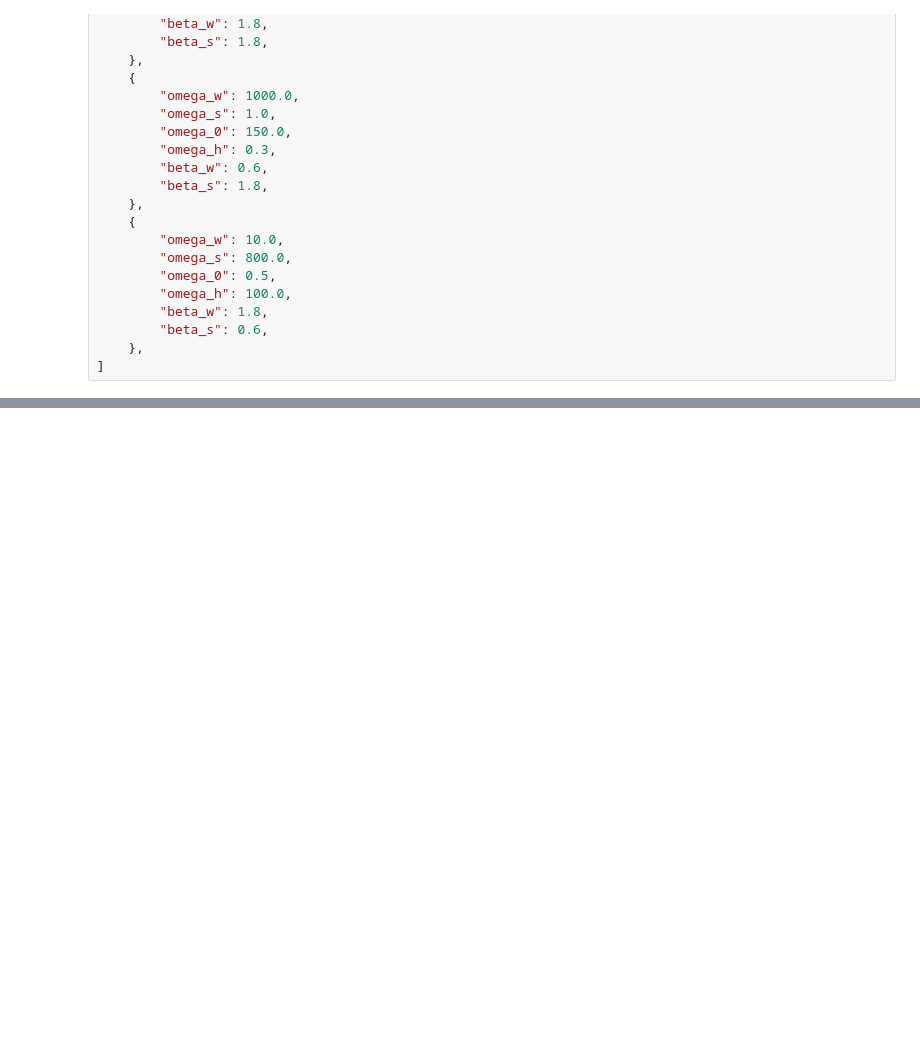
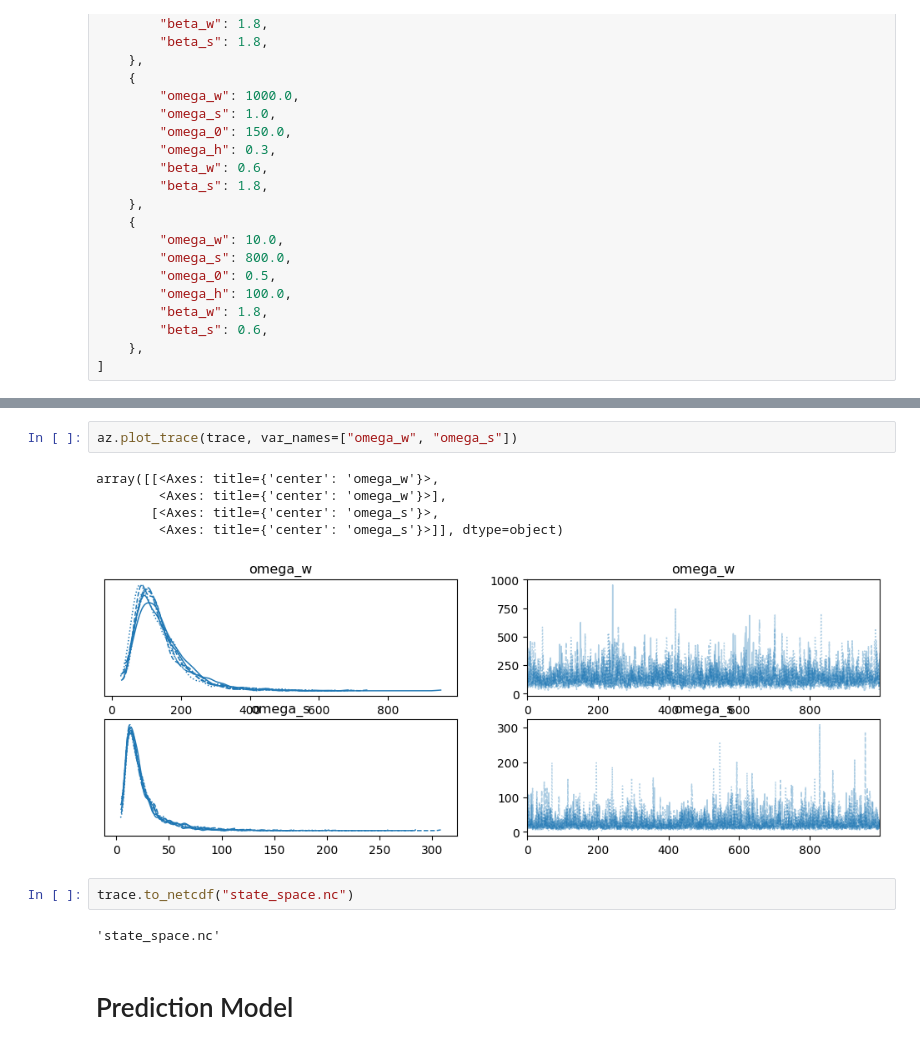
Before and after one commit to iggysiegel/NFL, a Jupyter notebook: notebooks/State_Space.ipynb, the cells around one changed output, grey strips where cells are left out. Saved outputs shown, nothing was run; the diff lists cells and outputs as text; blank space fills up the shorter version.

Commit message:
State space model implementation

```diff
--- a/notebooks/State_Space.ipynb
+++ b/notebooks/State_Space.ipynb
@@ -229,0 +289,14 @@ np.float64(7.099975369533647e-17)
+# %%
+az.plot_trace(trace, var_names=["omega_w", "omega_s"])
+# %% [output]
+array([[<Axes: title={'center': 'omega_w'}>,
+        <Axes: title={'center': 'omega_w'}>],
+       [<Axes: title={'center': 'omega_s'}>,
+        <Axes: title={'center': 'omega_s'}>]], dtype=object)
+[figure, added]
+# %%
+trace.to_netcdf("state_space.nc")
+# %% [output]
+'state_space.nc'
+# %% [markdown]
+# Prediction Model
```
Also changed, not shown: parts of 20 cells of this notebook, 2 other files.
